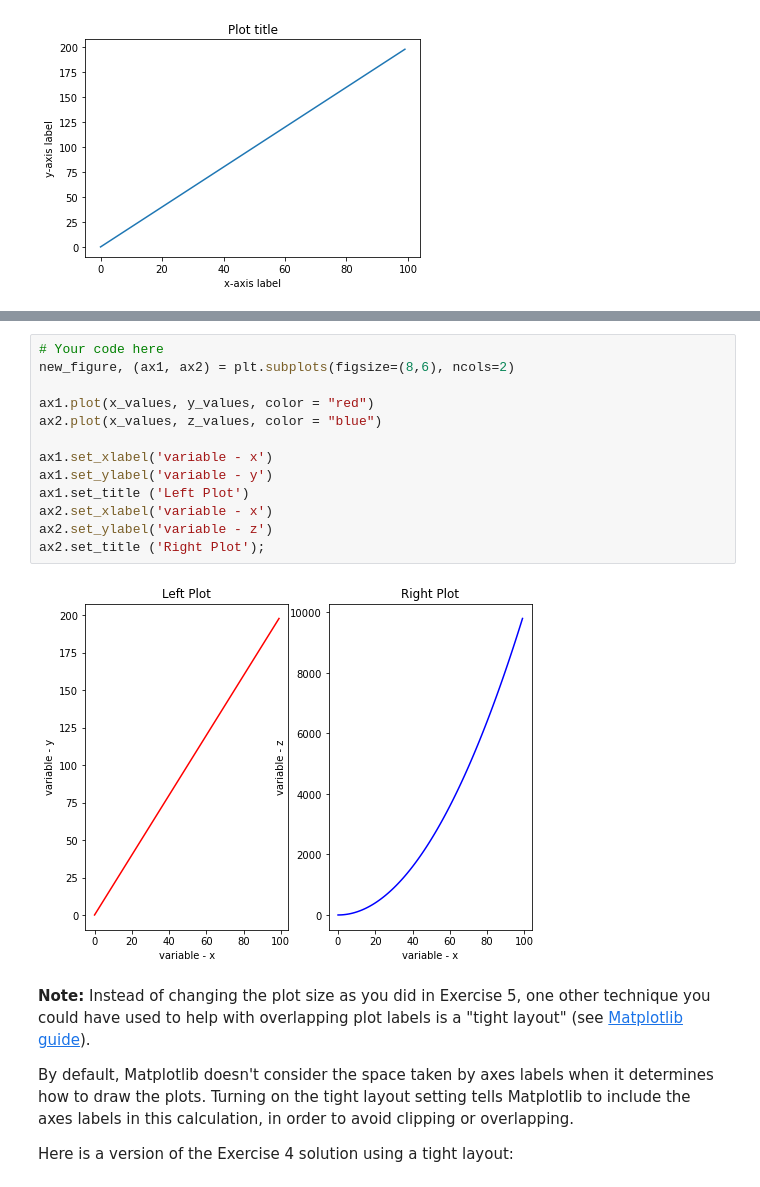
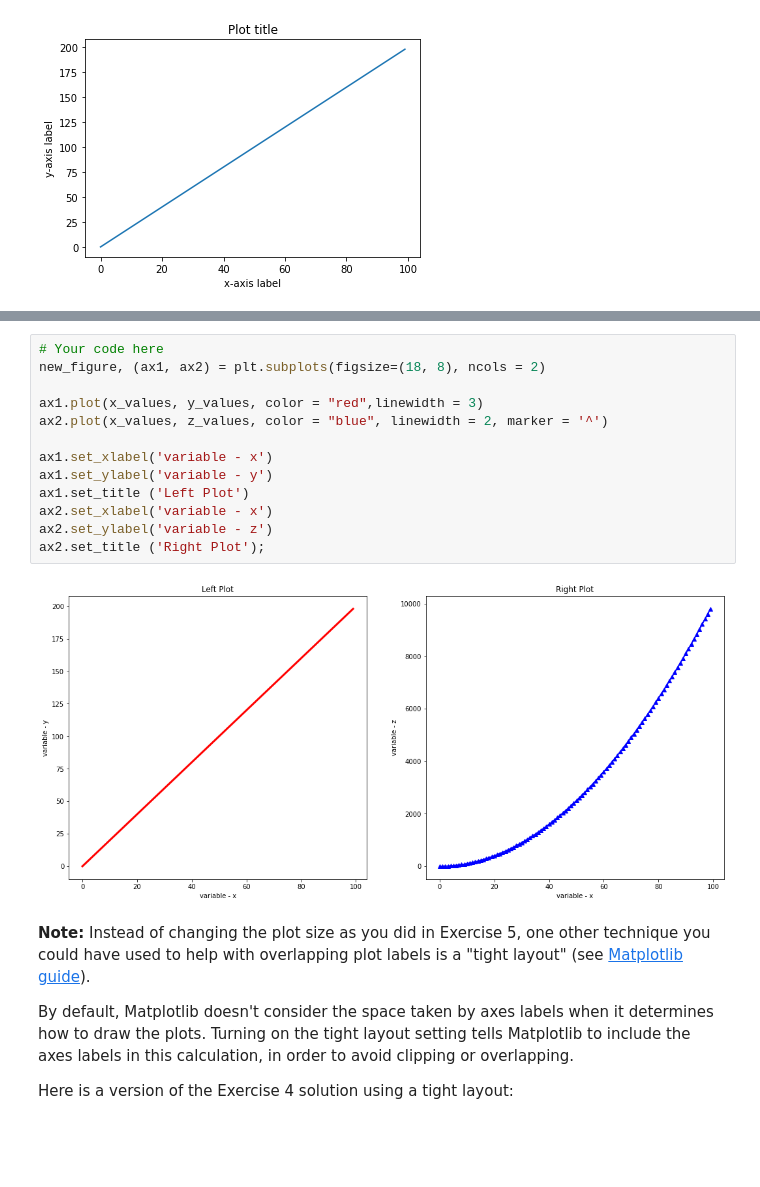
Before and after one commit to Justine-js/dsc-more-practice-with-matplotlib-lab, a Jupyter notebook: index.ipynb, the cells around one changed output, grey strips where cells are left out. Cells and saved outputs as stored; diff of their text form; blank space fills up the shorter version.

```diff
--- a/index.ipynb
+++ b/index.ipynb
@@ -155,19 +166,19 @@ The plot you create should look like this:
 ![two square subplots](https://curriculum-content.s3.amazonaws.com/data-science/images/subplots_left_right_square.png)
 # %%
 # Your code here
-new_figure, (ax1, ax2) = plt.subplots(figsize=(8,6), ncols=2)
+new_figure, (ax1, ax2) = plt.subplots(figsize=(18, 8), ncols = 2)
 
-ax1.plot(x_values, y_values, color = "red")
-ax2.plot(x_values, z_values, color = "blue")
+ax1.plot(x_values, y_values, color = "red",linewidth = 3)
+ax2.plot(x_values, z_values, color = "blue", linewidth = 2, marker = '^')
 
 ax1.set_xlabel('variable - x')
 ax1.set_ylabel('variable - y')
 ax1.set_title ('Left Plot')
 ax2.set_xlabel('variable - x')
 ax2.set_ylabel('variable - z')
 ax2.set_title ('Right Plot');
 # %% [output]
-[figure, old version]
+[figure, new version]
 # %% [markdown]
 **Note:** Instead of changing the plot size as you did in Exercise 5, one other technique you could have used to help with overlapping plot labels is a "tight layout" (see [Matplotlib guide](https://matplotlib.org/tutorials/intermediate/tight_layout_guide.html)).
 
```
Also changed, not shown: parts of 3 cells of this notebook.
